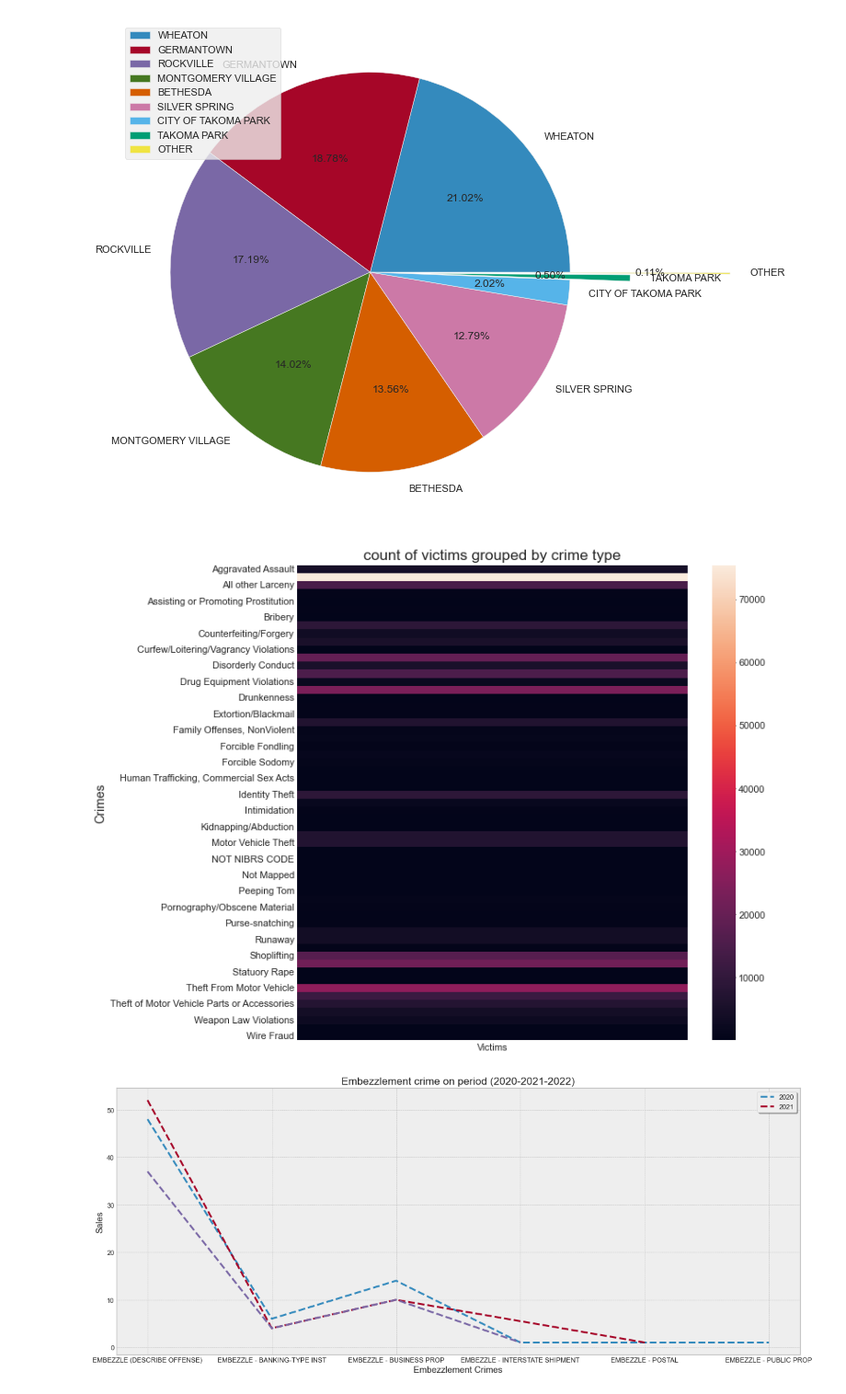
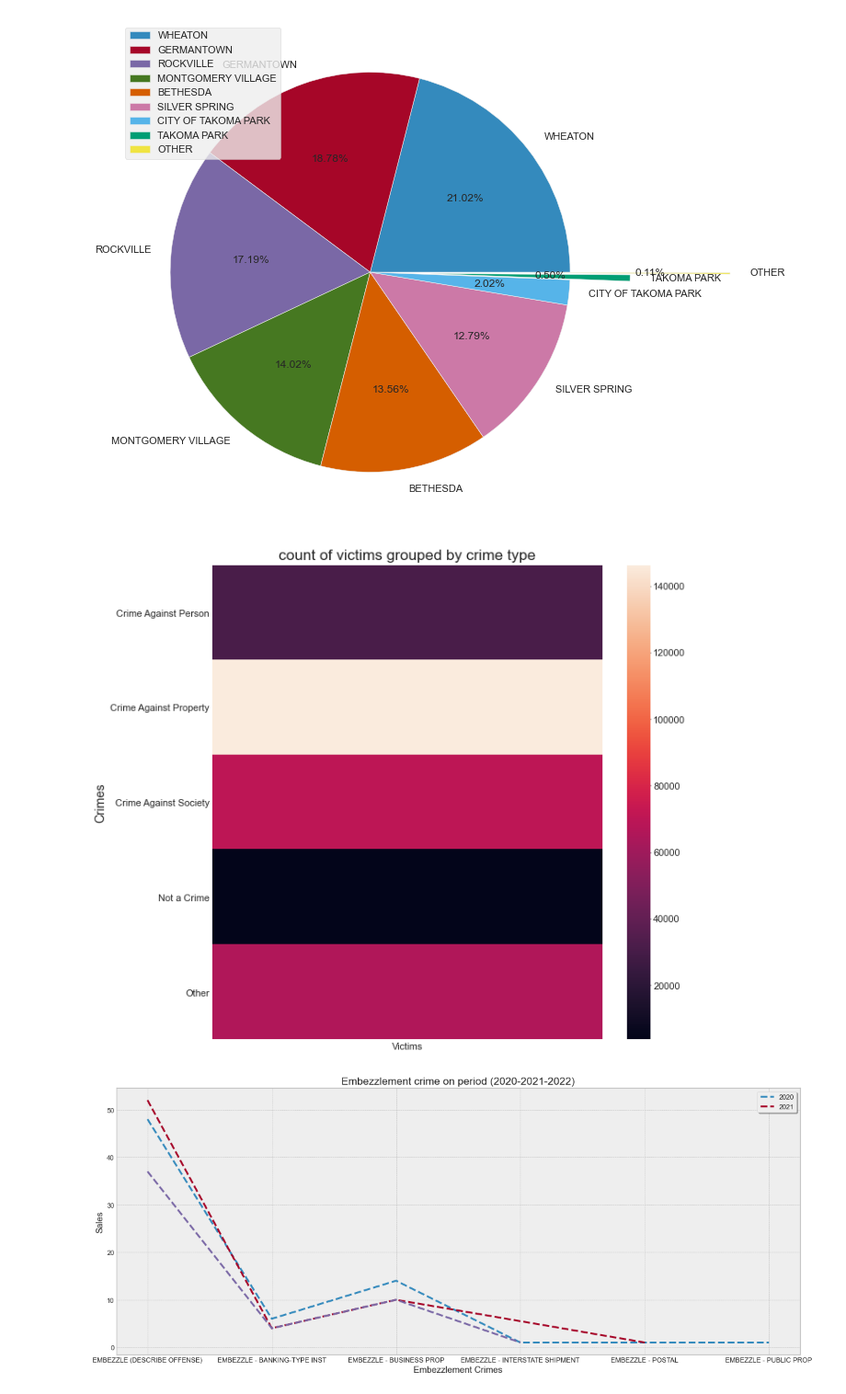
Before and after one commit to GhadahMajid/Bootcamp-Project-2-Crime-Dataset-EDA, a Jupyter notebook: Project2_Notebook.ipynb, the cells around one changed output. Shown: that part at 92% size. Saved outputs shown, nothing was run; the diff lists cells and outputs as text; code cells hidden in the pictures.

```diff
--- a/Project2_Notebook.ipynb
+++ b/Project2_Notebook.ipynb
@@ -72,4 +81,4 @@ df.describe(include=['O'])
 # %%
-df = df.drop(columns=['CR Number','Offence Code','NIBRS Code','Dispatch Date / Time','Zip Code','Street Name', 'Sector','Beat','PRA','Location','Street Prefix','Street Suffix','Address Number','Latitude','Longitude','Block Address','Crime Name1'], axis=1)
+df = df.drop(columns=['CR Number','Offence Code','NIBRS Code','Dispatch Date / Time','Zip Code','Street Name', 'Sector','Beat','PRA','Location','Street Prefix','Street Suffix','Address Number','Latitude','Longitude','Block Address'], axis=1)
 df.head()
 # %% [output]
@@ -294,12 +302,12 @@ plt.legend(loc="upper left");
 # %%
 #3
 #count of crime group by type
-group = df[['Victims', 'Crime Name2']].groupby('Crime Name2').count()
+group = df[['Victims', 'Crime Name1']].groupby('Crime Name1').count()
 sns.heatmap(group);
 plt.title("count of victims grouped by crime type");
 plt.ylabel('Crimes');
 # %% [output]
-[figure, old version]
+[figure, new version]
 # %%
 #4
 #Embezzlement crime on period (2020-2021-2022)
```
Also changed, not shown: parts of 11 cells of this notebook.
